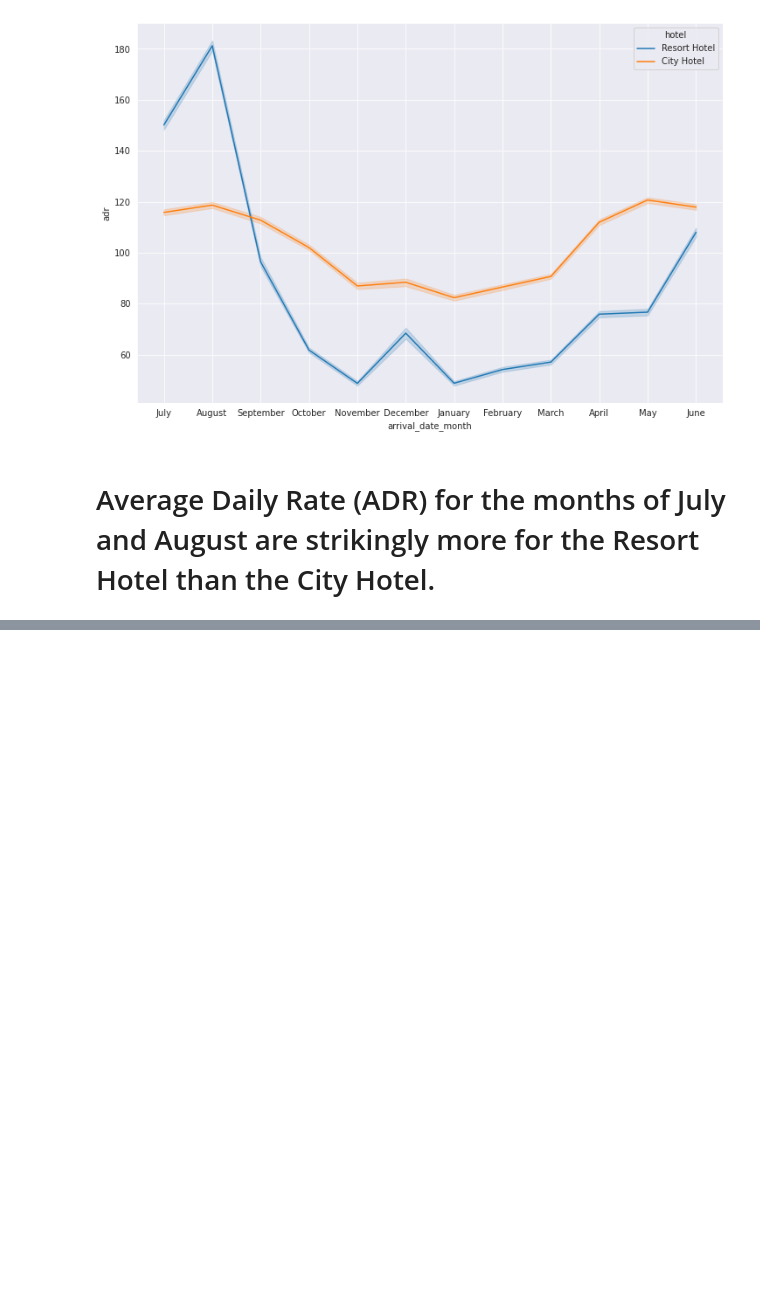
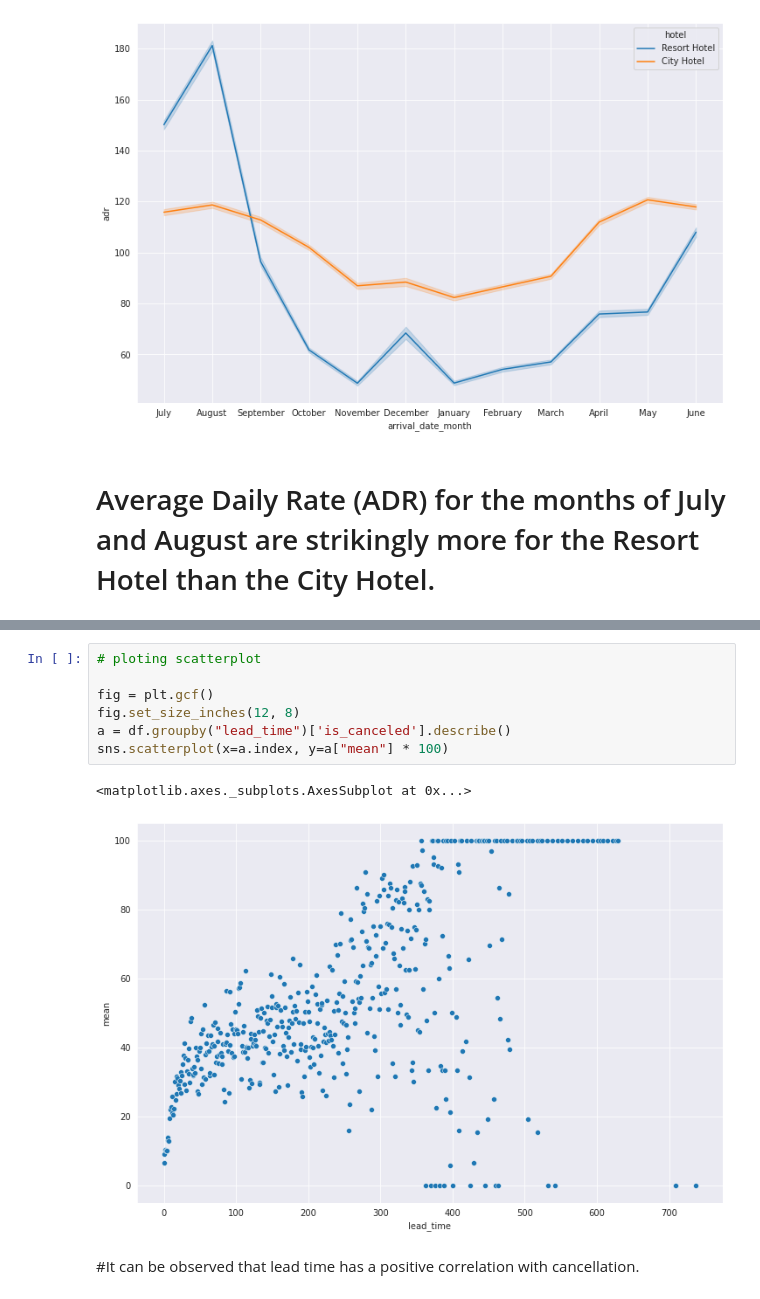
Before and after one commit to ganeshghadge2772/Hotel_Booking, a Jupyter notebook: Hotel_Booking_ipyn.ipynb, the cells around one changed output, grey strips where cells are left out. Saved outputs shown, nothing was run; the diff lists cells and outputs as text; blank space fills up the shorter version.

```diff
--- a/Hotel_Booking_ipyn.ipynb
+++ b/Hotel_Booking_ipyn.ipynb
@@ -396,0 +442,12 @@ sns.lineplot(x = 'arrival_date_month', y = 'adr', hue= 'hotel', data = df_not_ca
+# %%
+# ploting scatterplot
+
+fig = plt.gcf()
+fig.set_size_inches(12, 8)
+a = df.groupby("lead_time")['is_canceled'].describe()
+sns.scatterplot(x=a.index, y=a["mean"] * 100)
+# %% [output]
+<matplotlib.axes._subplots.AxesSubplot at 0x...>
+[figure, added]
+# %% [markdown]
+#It can be observed that lead time has a positive correlation with cancellation.
```
Also changed, not shown: parts of 12 cells of this notebook.
